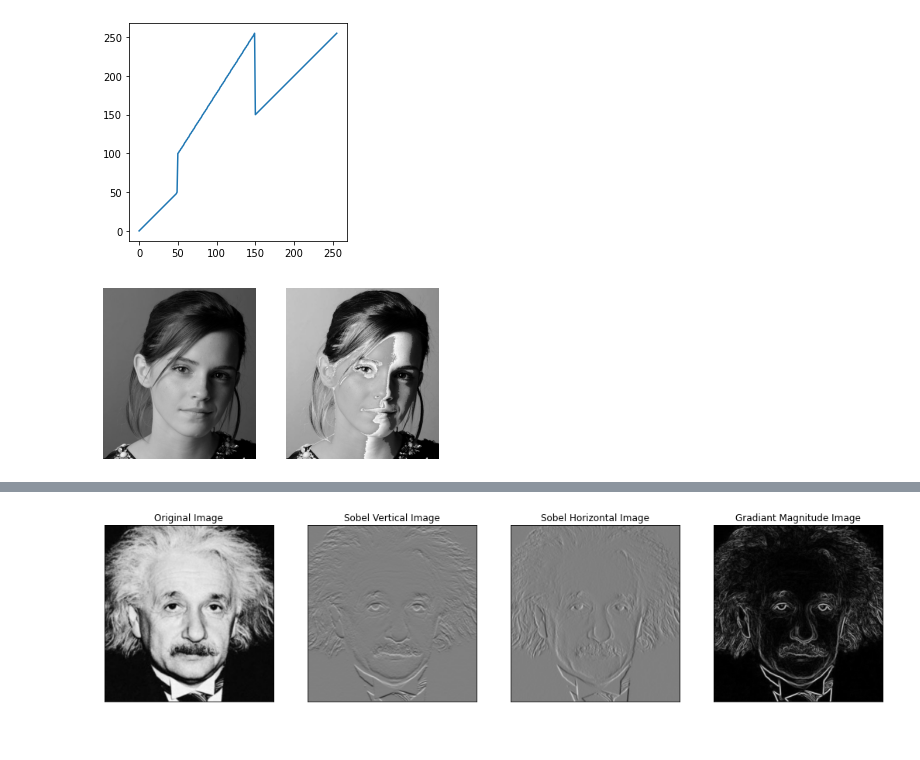
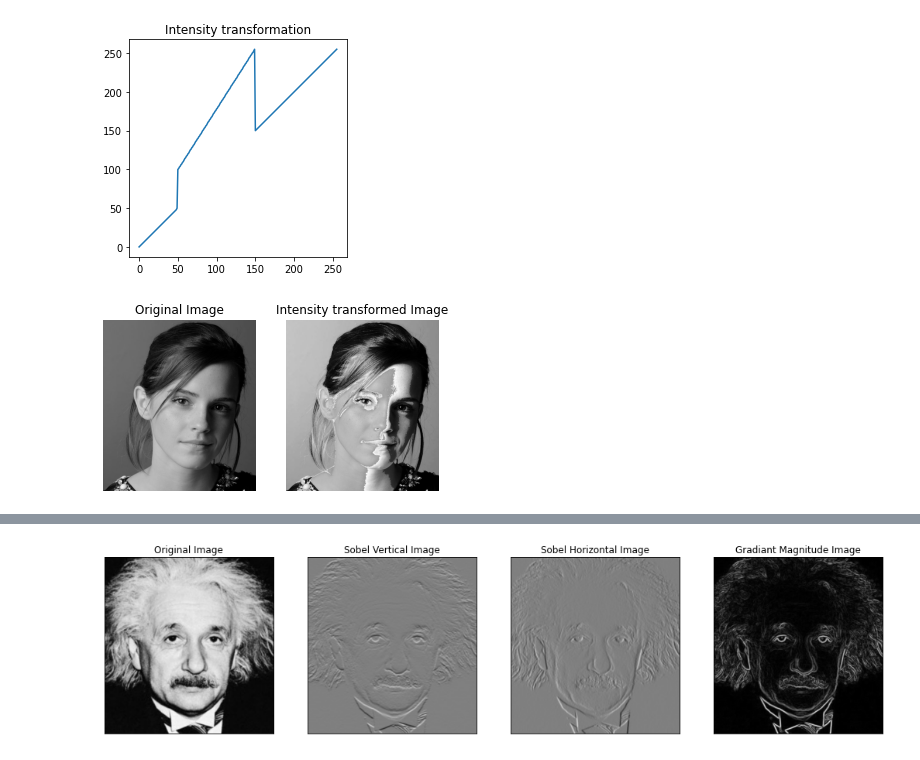
Before and after one commit to Yasara-Hasini/EN2550_Exercises, a Jupyter notebook: Assignment 1/Assignment 1.ipynb, the cells around one changed output, grey strips where cells are left out. Cells and saved outputs as stored; diff of their text form; code cells hidden in the pictures.

```diff
--- a/Assignment 1/Assignment 1.ipynb
+++ b/Assignment 1/Assignment 1.ipynb
@@ -1,40 +1,37 @@
 # %%
 #Question 1
 import numpy as np
 import cv2 as cv
 import matplotlib.pyplot as plt
 
 f = cv.imread("emma_gray.jpg",cv.IMREAD_GRAYSCALE)
 assert f is not None
 
 t1 = np.linspace(0,50,50)
 t2 = np.linspace(50,100,0)
 t3 = np.linspace(100,255,100)
 t4 = np.linspace(150,255,106)
 
 t = np.concatenate((t1,t2,t3,t4),axis=0).astype(np.uint8)
 
 fig,ax= plt.subplots()
 ax.plot(t)
+ax.set_title("Intensity transformation")
 ax.set_aspect('equal')
 assert len(t)==256
 g = cv.LUT(f,t)
 
 fig, ax = plt.subplots(1,2)
-
-cv.namedWindow("Image", cv.WINDOW_AUTOSIZE)
-cv.imshow("Image",f)
-cv.waitKey(0)
 ax[0].imshow(cv.cvtColor(f,cv.COLOR_BGR2RGB))
 ax[0].axis('off')
-cv.imshow("Image",g)
-cv.waitKey(0)
+ax[0].set_title("Original Image")
 ax[1].imshow(cv.cvtColor(g,cv.COLOR_BGR2RGB))
 ax[1].axis('off')
-cv.destroyAllWindows()
+ax[1].set_title("Intensity transformed Image")
+plt.show()
 # %% [output]
-[figure, old version]
+[figure, new version]
-[figure, old version]
+[figure, new version]
 # %%
 #Question 2 (a)
 import numpy as np
```
Also changed, not shown: parts of 10 cells of this notebook.
